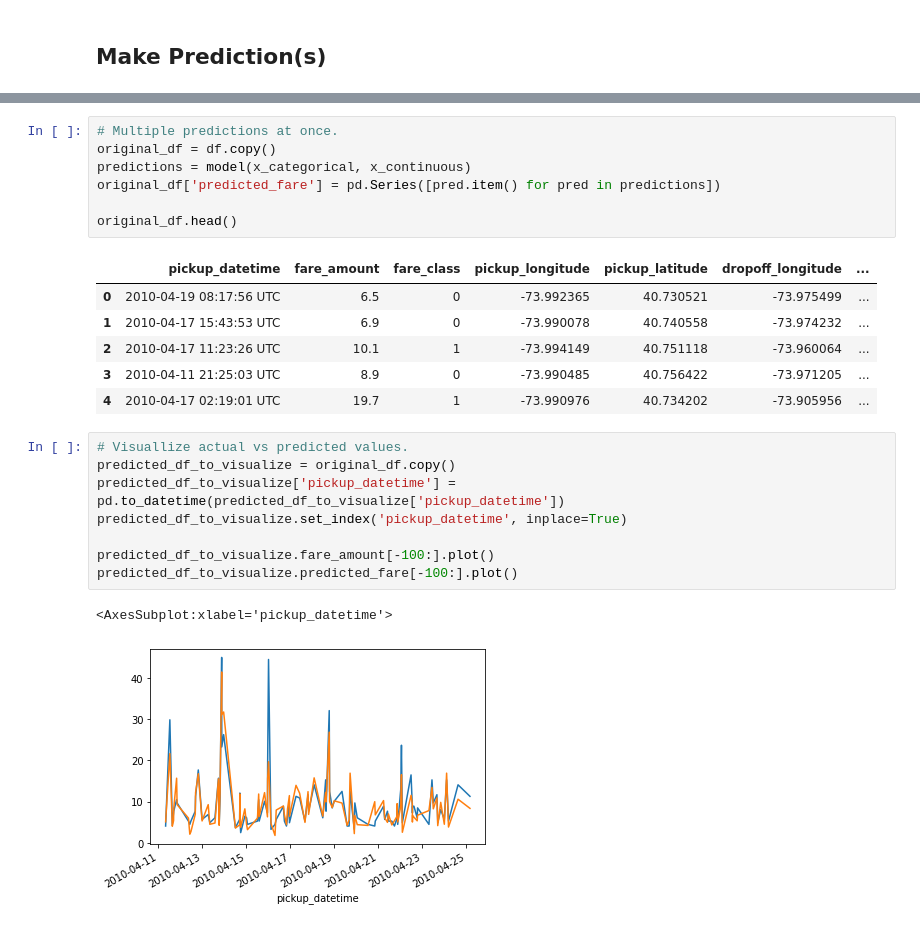
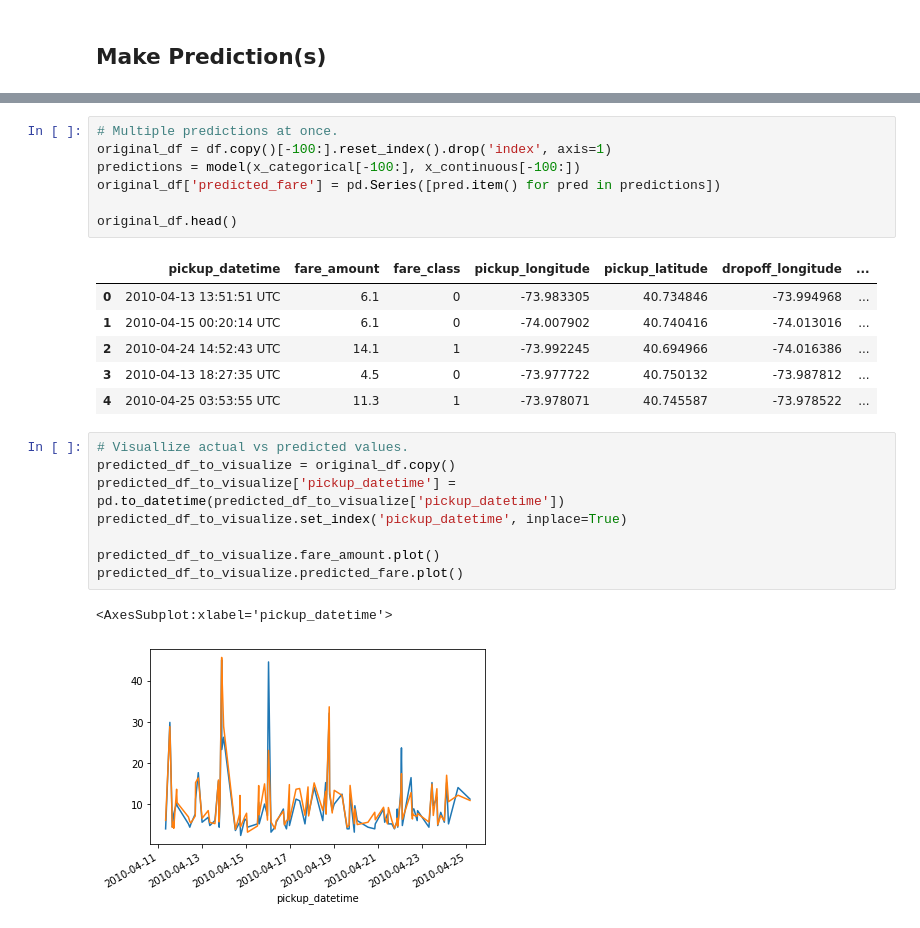
Before and after one commit to faGH/fa.intelligence.notebooks, a Jupyter notebook: labs/pytorch/7 - comprehensive_neural_network.ipynb, the cells around one changed output, grey strips where cells are left out. Drawn from its saved outputs; the diff is of its cells as text.

```diff
--- a/labs/pytorch/7 - comprehensive_neural_network.ipynb
+++ b/labs/pytorch/7 - comprehensive_neural_network.ipynb
@@ -349,25 +351,25 @@ loaded_model(x_categorical_to_predict, x_continuous_to_predict)[0].item()
 # %%
 # Multiple predictions at once.
-original_df = df.copy()
-predictions = model(x_categorical, x_continuous)
+original_df = df.copy()[-100:].reset_index().drop('index', axis=1)
+predictions = model(x_categorical[-100:], x_continuous[-100:])
 original_df['predicted_fare'] = pd.Series([pred.item() for pred in predictions])
 
 original_df.head()
 # %% [output]
 |  | pickup_datetime | fare_amount | fare_class | pickup_longitude | pickup_latitude | dropoff_longitude | ... |
-| 0 | 2010-04-19 08:17:56 UTC | 6.5 | 0 | -73.992365 | 40.730521 | -73.975499 | ... |
-| 1 | 2010-04-17 15:43:53 UTC | 6.9 | 0 | -73.990078 | 40.740558 | -73.974232 | ... |
-| 2 | 2010-04-17 11:23:26 UTC | 10.1 | 1 | -73.994149 | 40.751118 | -73.960064 | ... |
-| 3 | 2010-04-11 21:25:03 UTC | 8.9 | 0 | -73.990485 | 40.756422 | -73.971205 | ... |
-| 4 | 2010-04-17 02:19:01 UTC | 19.7 | 1 | -73.990976 | 40.734202 | -73.905956 | ... |
+| 0 | 2010-04-13 13:51:51 UTC | 6.1 | 0 | -73.983305 | 40.734846 | -73.994968 | ... |
+| 1 | 2010-04-15 00:20:14 UTC | 6.1 | 0 | -74.007902 | 40.740416 | -74.013016 | ... |
+| 2 | 2010-04-24 14:52:43 UTC | 14.1 | 1 | -73.992245 | 40.694966 | -74.016386 | ... |
+| 3 | 2010-04-13 18:27:35 UTC | 4.5 | 0 | -73.977722 | 40.750132 | -73.987812 | ... |
+| 4 | 2010-04-25 03:53:55 UTC | 11.3 | 1 | -73.978071 | 40.745587 | -73.978522 | ... |
 # %%
 # Visuallize actual vs predicted values.
 predicted_df_to_visualize = original_df.copy()
 predicted_df_to_visualize['pickup_datetime'] = pd.to_datetime(predicted_df_to_visualize['pickup_datetime'])
 predicted_df_to_visualize.set_index('pickup_datetime', inplace=True)
 
-predicted_df_to_visualize.fare_amount[-100:].plot()
-predicted_df_to_visualize.predicted_fare[-100:].plot()
+predicted_df_to_visualize.fare_amount.plot()
+predicted_df_to_visualize.predicted_fare.plot()
 # %% [output]
 <AxesSubplot:xlabel='pickup_datetime'>
-[figure, old version]
+[figure, new version]
```
Also changed, not shown: parts of 5 cells of this notebook.
